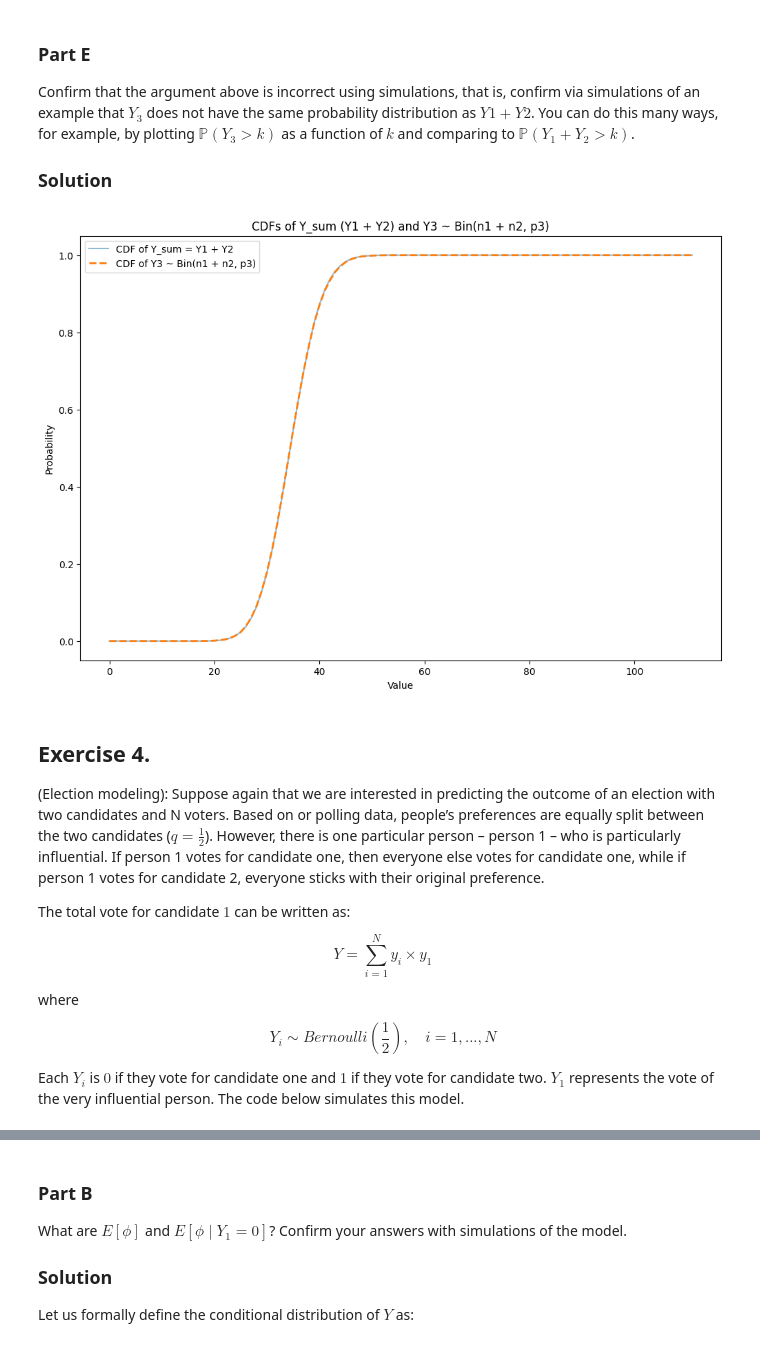
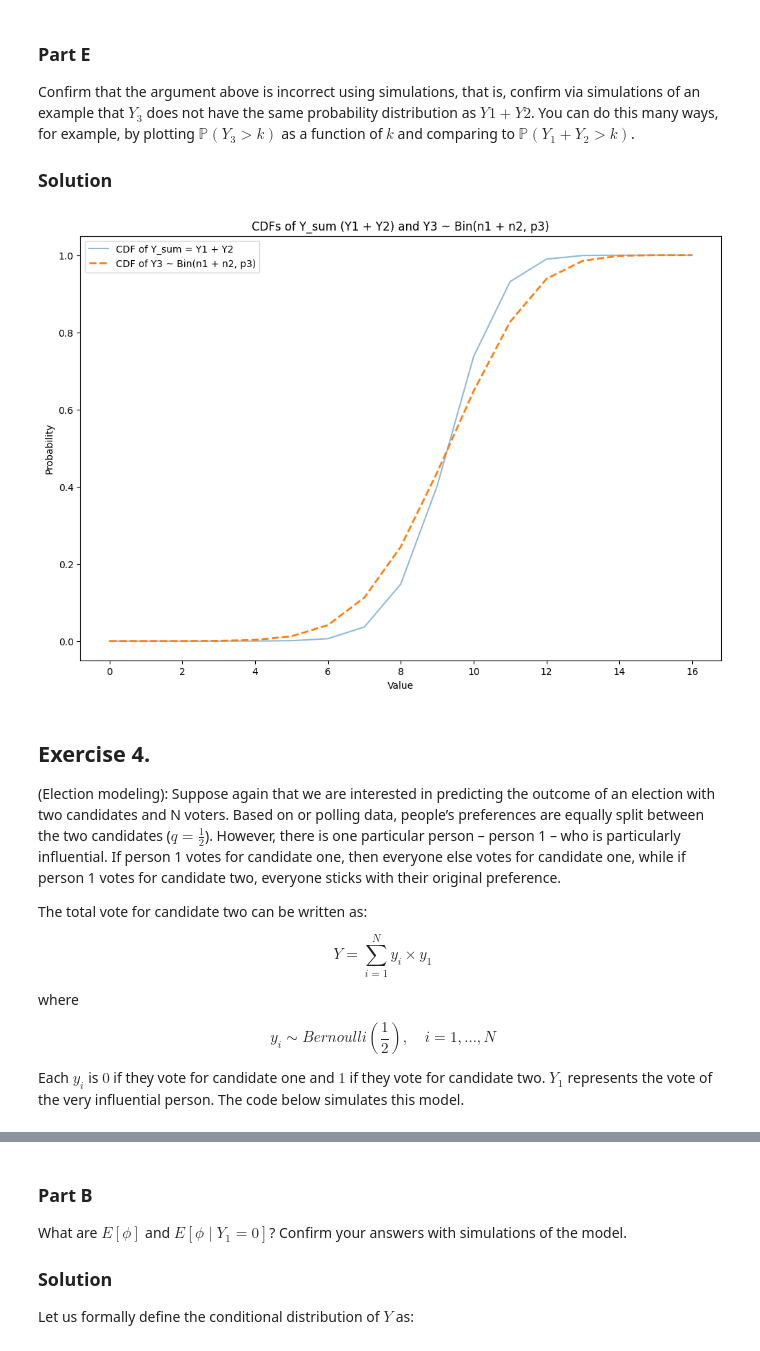
Before and after one commit to alexcraig043/math-50, a Jupyter notebook: homeworks/hw2.ipynb, the cells around one changed output, grey strips where cells are left out. Saved outputs shown, nothing was run; the diff lists cells and outputs as text; code cells hidden in the pictures.

```diff
--- a/homeworks/hw2.ipynb
+++ b/homeworks/hw2.ipynb
@@ -297,10 +297,10 @@ import numpy as np
 import matplotlib.pyplot as plt
 
 # Parameters
-n1 = 100
-n2 = 10
-p1 = 0.3
-p2 = 0.5
+n1 = 10
+n2 = 5
+p1 = 0.9
+p2 = .15
 
 # Number of simulations
 num_simulations = 100000
@@ -309,39 +309,39 @@ num_simulations = 100000
 Y1 = np.random.binomial(n1, p1, num_simulations)
 Y2 = np.random.binomial(n2, p2, num_simulations)
 
 # Y = Y1 + Y2
 Y_sum = Y1 + Y2
 
 # Weighted average probability for Y3
 p3 = (n1 * p1 + n2 * p2) / (n1 + n2)
 
 # Simulating Y3
 Y3 = np.random.binomial(n1 + n2, p3, num_simulations)
 
 # Calculate CDFs
 values = range(n1 + n2 + 2)
 cdf_Y_sum = [np.mean(Y_sum <= v) for v in values]
 cdf_Y3 = [np.mean(Y3 <= v) for v in values]
 
 # Plotting CDFs
 plt.figure(figsize=(12, 8))
 
 plt.plot(values, cdf_Y_sum, label="CDF of Y_sum = Y1 + Y2", alpha=0.5)
 plt.plot(values, cdf_Y3, label="CDF of Y3 ~ Bin(n1 + n2, p3)", linestyle='--', linewidth=2)
 
 plt.xlabel("Value")
 plt.ylabel("Probability")
 plt.title("CDFs of Y_sum (Y1 + Y2) and Y3 ~ Bin(n1 + n2, p3)")
 plt.legend()
 
 plt.show()
 # %% [output]
-[figure, old version]
+[figure, new version]
 # %% [markdown]
 ## Exercise 4.
-(Election modeling): Suppose again that we are interested in predicting the outcome of an election with two candidates and N voters. Based on or polling data, people’s preferences are equally split between the two candidates ($q = \frac{1}{2}$). However, there is one particular person – person 1 – who is particularly influential. If person 1 votes for candidate one, then everyone else votes for candidate one, while if person 1 votes for candidate 2, everyone sticks with their original preference.
+(Election modeling): Suppose again that we are interested in predicting the outcome of an election with two candidates and N voters. Based on or polling data, people’s preferences are equally split between the two candidates ($q = \frac{1}{2}$). However, there is one particular person – person 1 – who is particularly influential. If person 1 votes for candidate one, then everyone else votes for candidate one, while if person 1 votes for candidate two, everyone sticks with their original preference.
 
-The total vote for candidate $1$ can be written as:
+The total vote for candidate two can be written as:
 
 $$
 Y  = \sum_{i = 1}^N y_i \times y_1
@@ -350,9 +350,9 @@ $$
 where
 
 $$
-Y_i \sim Bernoulli(\frac{1}{2}), \quad i = 1, ..., N
+y_i \sim Bernoulli(\frac{1}{2}), \quad i = 1, ..., N
 $$
 
-Each $Y_i$ is $0$ if they vote for candidate one and $1$ if they vote for candidate two. $Y_1$ represents the vote of the very influential person. The code below simulates this model.
+Each $y_i$ is $0$ if they vote for candidate one and $1$ if they vote for candidate two. $Y_1$ represents the vote of the very influential person. The code below simulates this model.
 # %%
 def sample_Y (N, n_samples):
```
Also changed, not shown: parts of 5 cells of this notebook, 3 other files.
